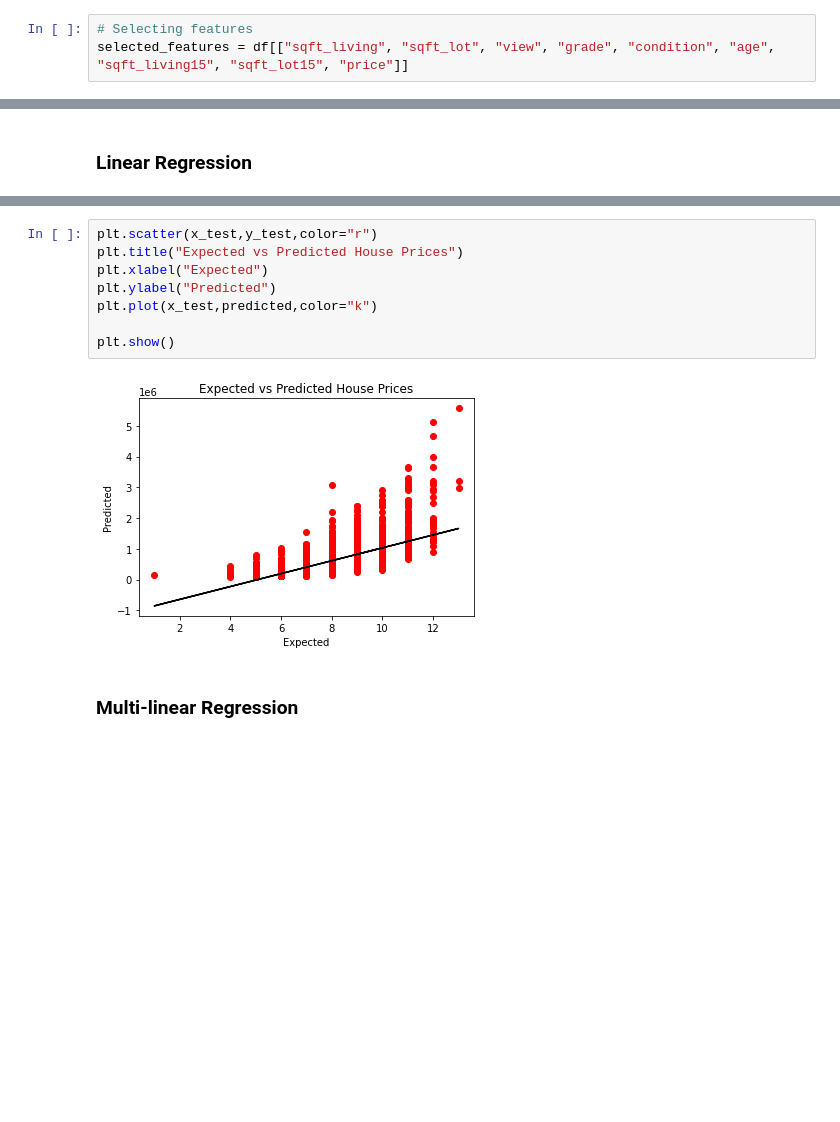
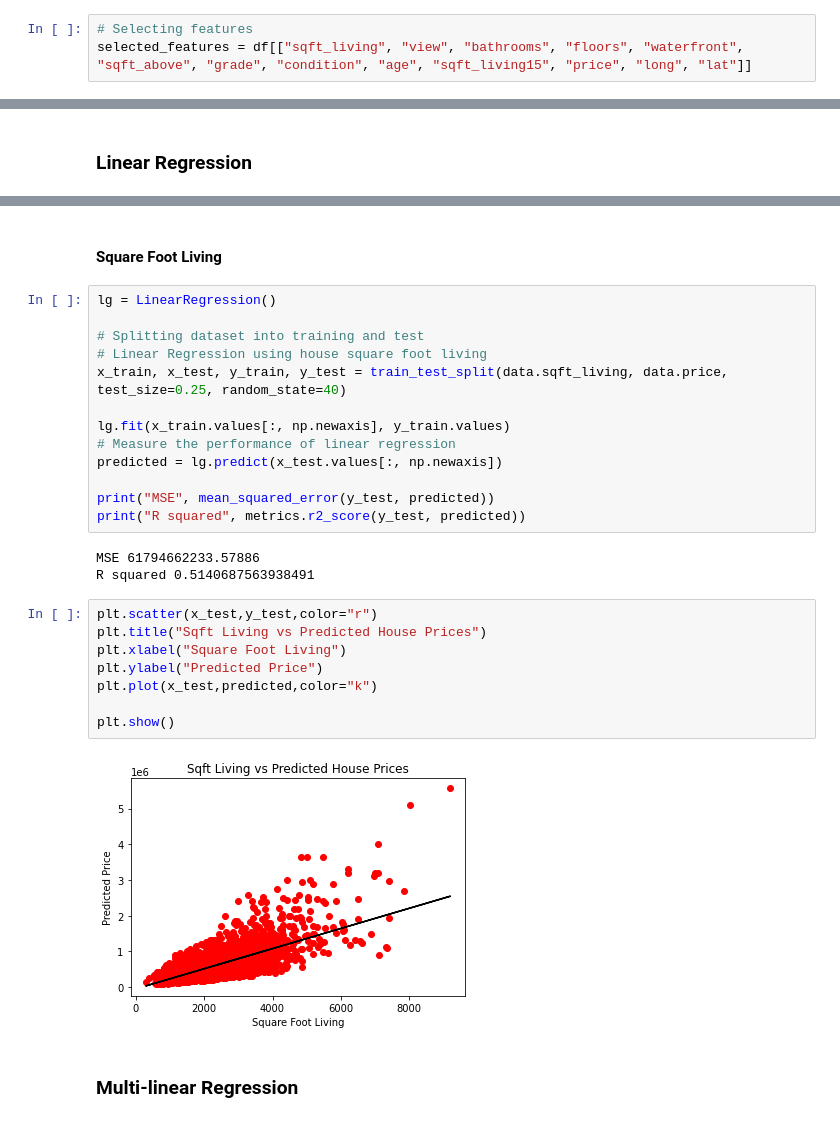
Before and after one commit to beriagraphics/SIC, a Jupyter notebook: Regression-Checkpoint [Farouk Blidi].ipynb, the cells around one changed output, grey strips where cells are left out. Saved outputs shown, nothing was run; the diff lists cells and outputs as text; blank space fills up the shorter version.

Commit message:
Regression-Checkpoint Updated

```diff
--- a/Regression-Checkpoint [Farouk Blidi].ipynb
+++ b/Regression-Checkpoint [Farouk Blidi].ipynb
@@ -199,6 +201,6 @@ It would be a great challenge to try and figure out whether the house's location
 # %%
 # Selecting features
-selected_features = df[["sqft_living", "sqft_lot", "view", "grade", "condition", "age", "sqft_living15", "sqft_lot15", "price"]]
+selected_features = df[["sqft_living", "view", "bathrooms", "floors", "waterfront", "sqft_above", "grade", "condition", "age", "sqft_living15", "price", "long", "lat"]]
 # %% [markdown]
 ## Retraining the model
 # %% [markdown]
@@ -223,13 +227,31 @@ R squared 0.4567031514856129
+# %% [markdown]
+#### Square Foot Living
+# %%
+lg = LinearRegression()
+
+# Splitting dataset into training and test
+# Linear Regression using house square foot living
+x_train, x_test, y_train, y_test = train_test_split(data.sqft_living, data.price, test_size=0.25, random_state=40)
+
+lg.fit(x_train.values[:, np.newaxis], y_train.values)
+# Measure the performance of linear regression
+predicted = lg.predict(x_test.values[:, np.newaxis])
+
+print("MSE", mean_squared_error(y_test, predicted))
+print("R squared", metrics.r2_score(y_test, predicted))
+# %% [output]
+MSE 61794662233.57886
+R squared 0.5140687563938491
 # %%
 plt.scatter(x_test,y_test,color="r")
-plt.title("Expected vs Predicted House Prices")
-plt.xlabel("Expected")
-plt.ylabel("Predicted")
+plt.title("Sqft Living vs Predicted House Prices")
+plt.xlabel("Square Foot Living")
+plt.ylabel("Predicted Price")
 plt.plot(x_test,predicted,color="k")
 
 plt.show()
 # %% [output]
-[figure, old version]
+[figure, new version]
 # %% [markdown]
 ### Multi-linear Regression
 # %%
```
Also changed, not shown: parts of 13 cells of this notebook.
